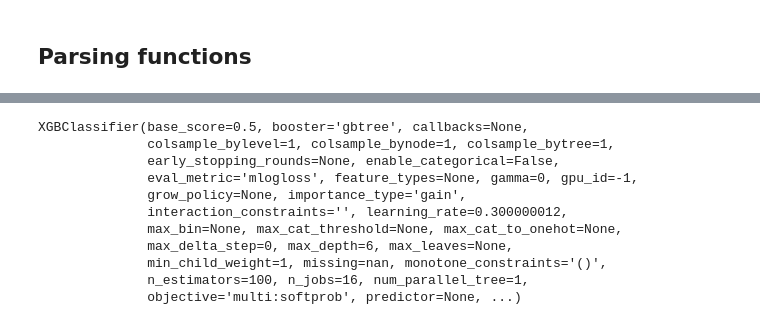
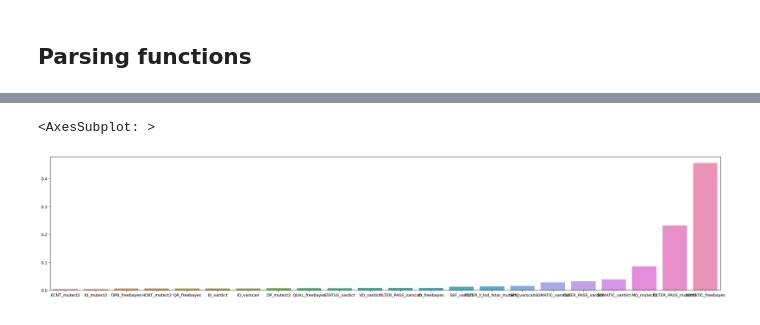
Before and after one commit to TingWeee/SNVcallingAlgo, a Jupyter notebook: GradientBoosting_MoreFeatures.ipynb, the cells around one changed output, grey strips where cells are left out. Saved outputs shown, nothing was run; the diff lists cells and outputs as text; code cells hidden in the pictures.

```diff
--- a/GradientBoosting_MoreFeatures.ipynb
+++ b/GradientBoosting_MoreFeatures.ipynb
@@ -366,0 +340,7 @@ model = XGBClassifier(eval_metric='rmse')
+# %%
+# combine dataset with truth labels
+combined = df.merge(sub_truth, on=['CHROM','POS'], how='outer')
+combined['truth'].fillna(0, inplace=True)
+# demarcate X and y
+X = combined[combined.columns[~combined.columns.isin(['truth','POS','CHROM'])]]
+y = combined['truth']
@@ -366,0 +370,3 @@ model = XGBClassifier(eval_metric='rmse')
+# %%
+# replace infinity values
+X['SOR_vardict'] = X['SOR_vardict'].replace(to_replace=np.inf, value=np.finfo(np.float64).max, inplace=True)
@@ -366,0 +389,2 @@ model = XGBClassifier(eval_metric='rmse')
+# %%
+X_train, X_test, y_train, y_test = train_test_split(X, y, test_size=.4)
@@ -367,3 +478,5 @@ model = XGBClassifier(eval_metric='rmse')
+# %%
+model = XGBClassifier(eval_metric='logloss')
 # %%
 model.fit(X_train, y_train)
 # %% [output]
@@ -381,25 +494,14 @@ XGBClassifier(base_score=None, booster=None, callbacks=None,
-# %%
-XGBClassifier(base_score=0.5, booster='gbtree', colsample_bylevel=1,
-              colsample_bynode=1, colsample_bytree=1, eval_metric='mlogloss',
-              gamma=0, gpu_id=-1, importance_type='gain',
-              interaction_constraints='', learning_rate=0.300000012,
-              max_delta_step=0, max_depth=6, min_child_weight=1, missing=nan,
-              monotone_constraints='()', n_estimators=100, n_jobs=16,
-              num_parallel_tree=1, objective='multi:softprob', random_state=0,
-              reg_alpha=0, reg_lambda=1, scale_pos_weight=None, subsample=1,
-              tree_method='exact', use_label_encoder=False,
-              validate_parameters=1, verbosity=None)
-# %% [output]
-XGBClassifier(base_score=0.5, booster='gbtree', callbacks=None,
-              colsample_bylevel=1, colsample_bynode=1, colsample_bytree=1,
-              early_stopping_rounds=None, enable_categorical=False,
-              eval_metric='mlogloss', feature_types=None, gamma=0, gpu_id=-1,
-              grow_policy=None, importance_type='gain',
-              interaction_constraints='', learning_rate=0.300000012,
-              max_bin=None, max_cat_threshold=None, max_cat_to_onehot=None,
-              max_delta_step=0, max_depth=6, max_leaves=None,
-              min_child_weight=1, missing=nan, monotone_constraints='()',
-              n_estimators=100, n_jobs=16, num_parallel_tree=1,
-              objective='multi:softprob', predictor=None, ...)
 # %%
 y_pred = model.predict(X_test)
+# %%
+# calculate feature importances
+dataset = 'syn4'
+
+sorted_idx = model.feature_importances_.argsort()
+
+fig,ax=plt.subplots(figsize=(30,6))
+sns.barplot(x=X.columns[sorted_idx[4:]], y=model.feature_importances_[sorted_idx[4:]], orient='v')
+#plt.savefig(f'importances_126_test40_{dataset}.png')
+# %% [output]
+<AxesSubplot: >
+[figure, added]
```
Also changed, not shown: parts of 81 cells of this notebook.
